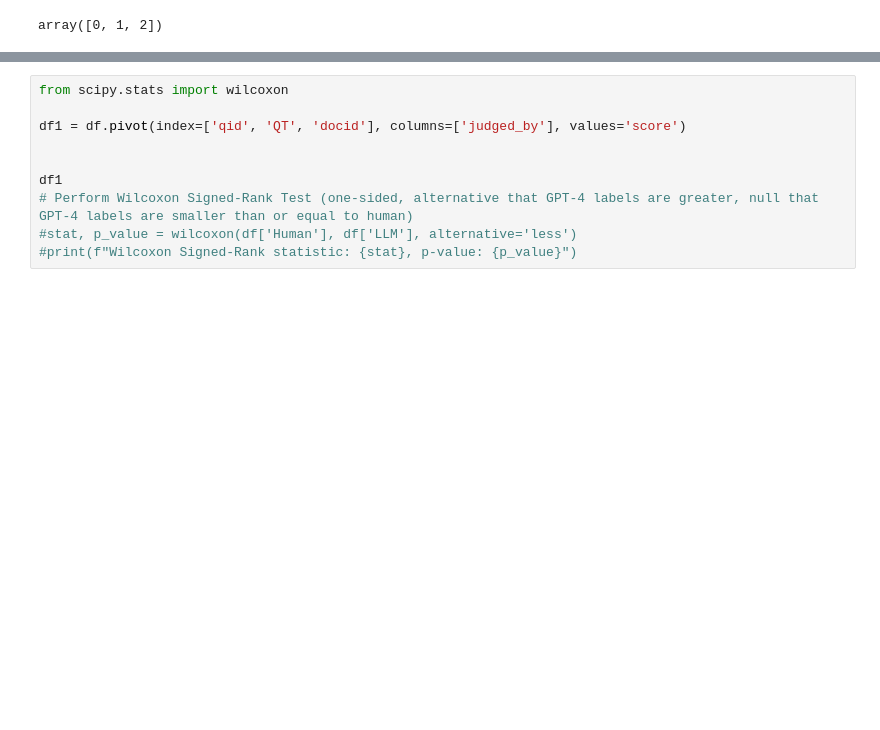
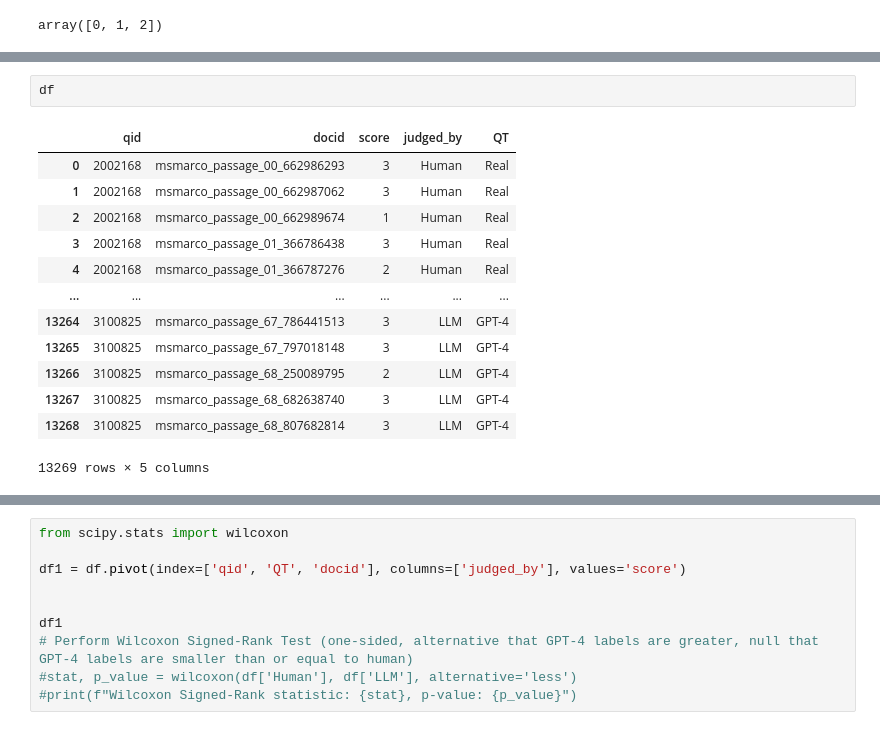
Before and after one commit to rahmanidashti/BiasSyntheticData, a Jupyter notebook: 4-labels-analysis.ipynb, the cells around one changed output, grey strips where cells are left out. Drawn from its saved outputs; the diff is of its cells as text; blank space fills up the shorter version.

```diff
--- a/4-labels-analysis.ipynb
+++ b/4-labels-analysis.ipynb
@@ -143,0 +144,16 @@ plt.show()
+# %%
+df
+# %% [output]
+|  | qid | docid | score | judged_by | QT |
+| 0 | 2002168 | msmarco_passage_00_662986293 | 3 | Human | Real |
+| 1 | 2002168 | msmarco_passage_00_662987062 | 3 | Human | Real |
+| 2 | 2002168 | msmarco_passage_00_662989674 | 1 | Human | Real |
+| 3 | 2002168 | msmarco_passage_01_366786438 | 3 | Human | Real |
+| 4 | 2002168 | msmarco_passage_01_366787276 | 2 | Human | Real |
+| ... | ... | ... | ... | ... | ... |
+| 13264 | 3100825 | msmarco_passage_67_786441513 | 3 | LLM | GPT-4 |
+| 13265 | 3100825 | msmarco_passage_67_797018148 | 3 | LLM | GPT-4 |
+| 13266 | 3100825 | msmarco_passage_68_250089795 | 2 | LLM | GPT-4 |
+| 13267 | 3100825 | msmarco_passage_68_682638740 | 3 | LLM | GPT-4 |
+| 13268 | 3100825 | msmarco_passage_68_807682814 | 3 | LLM | GPT-4 |
+13269 rows × 5 columns
```
Also changed, not shown: parts of 4 cells of this notebook.
